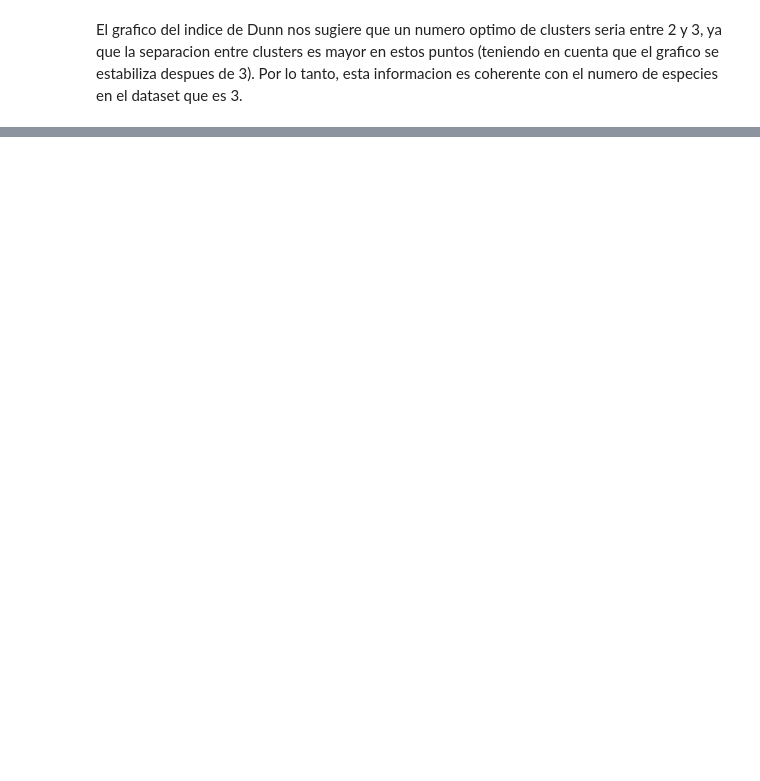
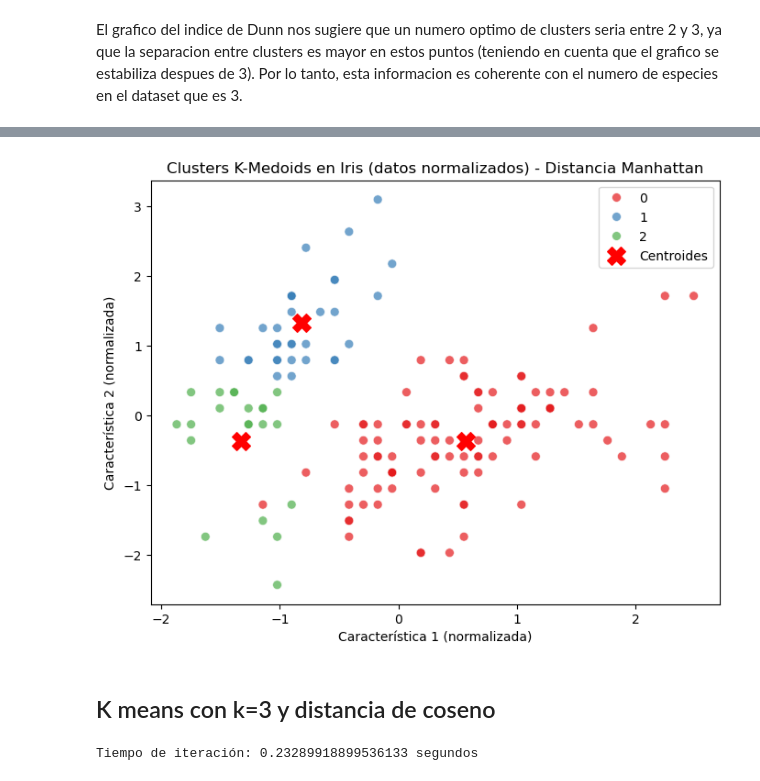
Before and after one commit to TheMaorba/DataMining, a Jupyter notebook: Tarea6/Taller6-Parte1.ipynb, the cells around one changed output, grey strips where cells are left out. Drawn from its saved outputs; the diff is of its cells as text; code cells hidden in the pictures; blank space fills up the shorter version.

```diff
--- a/Tarea6/Taller6-Parte1.ipynb
+++ b/Tarea6/Taller6-Parte1.ipynb
@@ -220,0 +332,41 @@ plt.show()
+# %%
+# Grafico de los clusters Kmeans con distancia Chebyshev
+plt.figure(figsize=(8,6))
+# Dibujar los puntos, coloreados según el cluster asignado
+sns.scatterplot(
+    x=X_scaled[:, 0],
+    y=X_scaled[:, 1],
+    hue=labels,
+    palette="Set1",
+    s=50,
+    alpha=0.7
+)
+# Dibujar los centroides
+plt.scatter(
+    centroids[:, 0],
+    centroids[:, 1],
+    c="red",
+    s=200,
+    marker="X",
+    label="Centroides"
+)
+plt.title("Clusters K-Medoids en Iris (datos normalizados) - Distancia Manhattan")
+plt.xlabel("Característica 1 (normalizada)")
+plt.ylabel("Característica 2 (normalizada)")
+plt.legend()
+plt.show()
+# %% [output]
+[figure, added]
+# %% [markdown]
+## K means con k=3 y distancia de coseno
+# %%
+# Kmeans con distancia de Coseno
+start = time.time()
+kmedoids_coseno = KMedoids(n_clusters=3, metric='cosine', random_state=42)
+kmedoids_coseno.fit(X_scaled)
+labels_coseno = kmedoids_coseno.labels_
+centroids_coseno = kmedoids_coseno.cluster_centers_
+end = time.time()
+print("Tiempo de iteración:", end - start, "segundos")
+# %% [output]
+Tiempo de iteración: 0.23289918899536133 segundos
```
Also changed, not shown: parts of 41 cells of this notebook.
